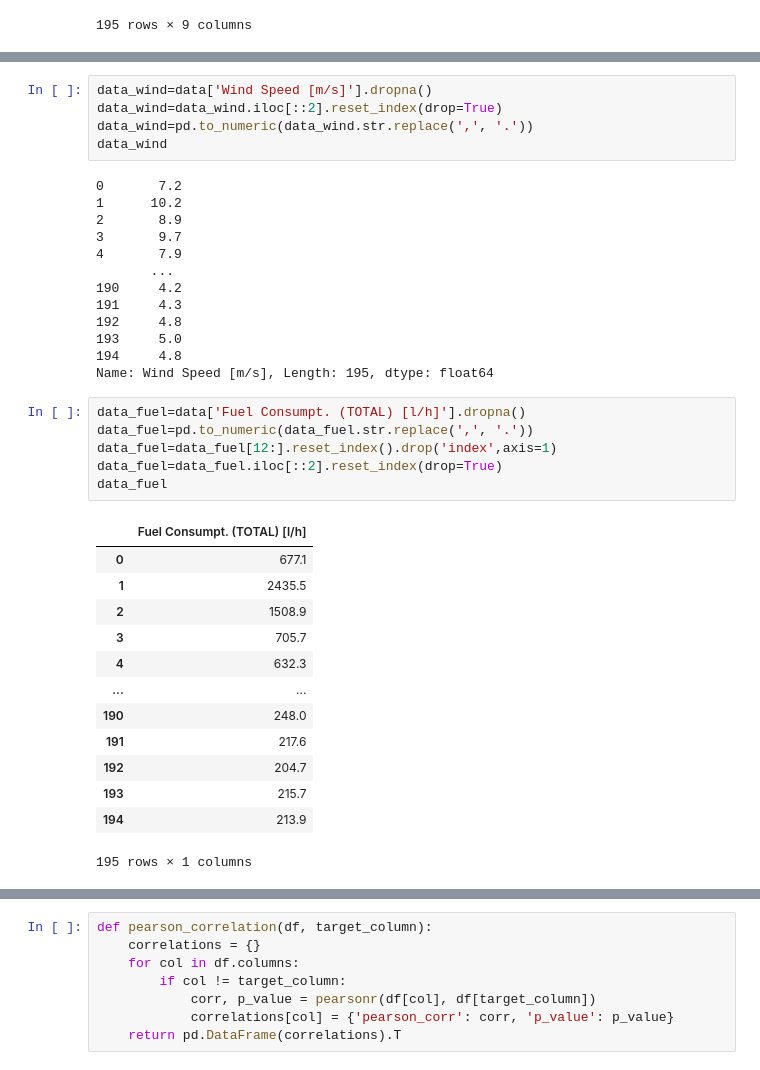
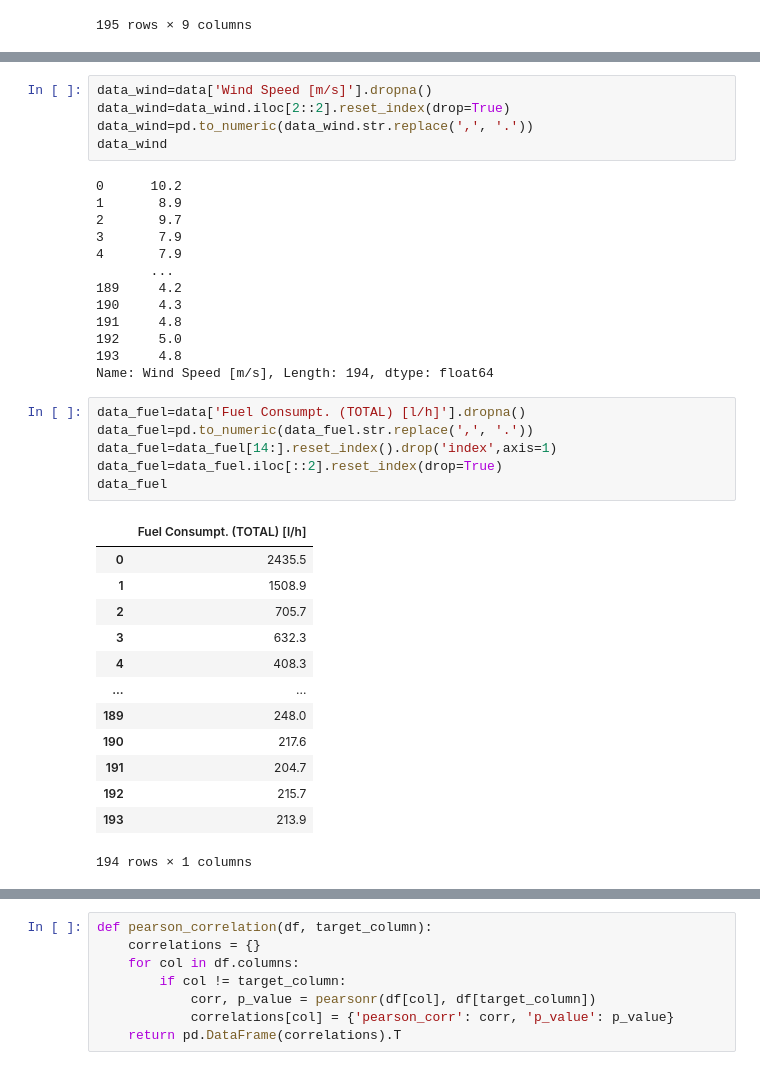
Before and after one commit to bnad1/Consumption, a Jupyter notebook: Consumption_10min.ipynb, the cells around one changed output, grey strips where cells are left out. Cells and saved outputs as stored; diff of their text form.

```diff
--- a/Consumption_10min.ipynb
+++ b/Consumption_10min.ipynb
@@ -127,41 +266,41 @@ data1
 # %%
 data_wind=data['Wind Speed [m/s]'].dropna()
-data_wind=data_wind.iloc[::2].reset_index(drop=True)
+data_wind=data_wind.iloc[2::2].reset_index(drop=True)
 data_wind=pd.to_numeric(data_wind.str.replace(',', '.'))
 data_wind
 # %% [output]
-0       7.2
-1      10.2
-2       8.9
-3       9.7
+0      10.2
+1       8.9
+2       9.7
+3       7.9
 4       7.9
        ...
-190     4.2
-191     4.3
-192     4.8
-193     5.0
-194     4.8
-Name: Wind Speed [m/s], Length: 195, dtype: float64
+189     4.2
+190     4.3
+191     4.8
+192     5.0
+193     4.8
+Name: Wind Speed [m/s], Length: 194, dtype: float64
 # %%
 data_fuel=data['Fuel Consumpt. (TOTAL) [l/h]'].dropna()
 data_fuel=pd.to_numeric(data_fuel.str.replace(',', '.'))
-data_fuel=data_fuel[12:].reset_index().drop('index',axis=1)
+data_fuel=data_fuel[14:].reset_index().drop('index',axis=1)
 data_fuel=data_fuel.iloc[::2].reset_index(drop=True)
 data_fuel
 # %% [output]
 |  | Fuel Consumpt. (TOTAL) [l/h] |
-| 0 | 677.1 |
-| 1 | 2435.5 |
-| 2 | 1508.9 |
-| 3 | 705.7 |
-| 4 | 632.3 |
+| 0 | 2435.5 |
+| 1 | 1508.9 |
+| 2 | 705.7 |
+| 3 | 632.3 |
+| 4 | 408.3 |
 | ... | ... |
-| 190 | 248.0 |
-| 191 | 217.6 |
-| 192 | 204.7 |
-| 193 | 215.7 |
-| 194 | 213.9 |
+| 189 | 248.0 |
+| 190 | 217.6 |
+| 191 | 204.7 |
+| 192 | 215.7 |
+| 193 | 213.9 |
-195 rows × 1 columns
+194 rows × 1 columns
 # %%
 table=pd.concat([data1,data_wind,data_fuel],axis=1)
 table
```
Also changed, not shown: parts of 26 cells of this notebook, 9 other files.
